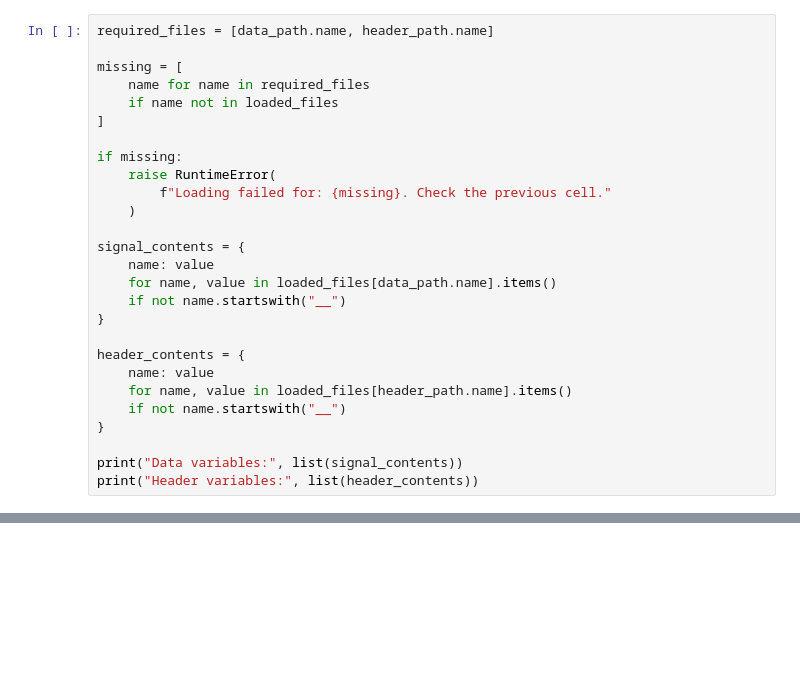
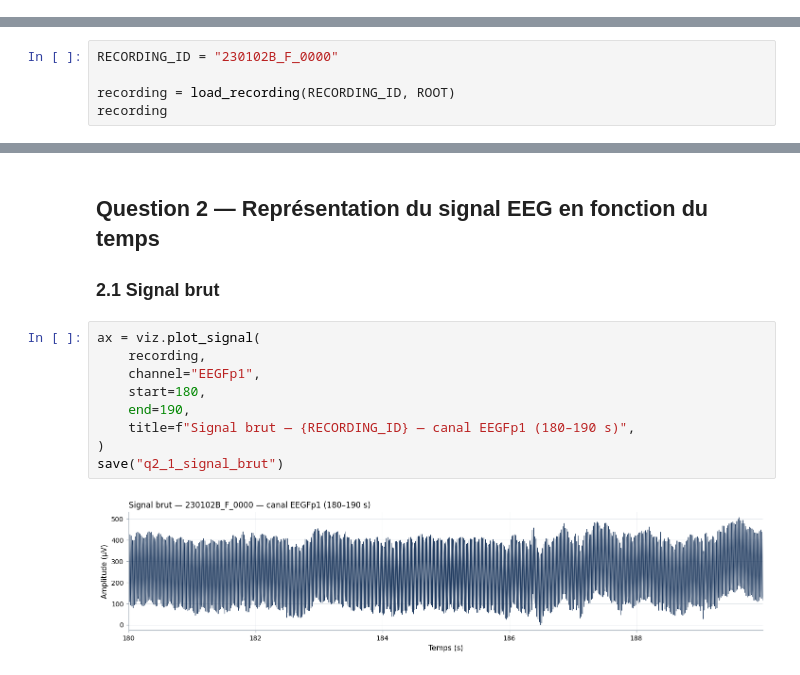
Before and after one commit to Souhail-001/DataMining, a Jupyter notebook: notebooks/main.ipynb, the cells around one changed output, grey strips where cells are left out. Saved outputs shown, nothing was run; the diff lists cells and outputs as text; blank space fills up the shorter version.

Commit message:
transformed raw data into visuals

```diff
--- a/notebooks/main.ipynb
+++ b/notebooks/main.ipynb
@@ -142,27 +0,0 @@ Variables: ['output_h']
-# %%
-required_files = [data_path.name, header_path.name]
-
-missing = [
-    name for name in required_files
-    if name not in loaded_files
-]
-
-if missing:
-    raise RuntimeError(
-        f"Loading failed for: {missing}. Check the previous cell."
-    )
-
-signal_contents = {
-    name: value
-    for name, value in loaded_files[data_path.name].items()
-    if not name.startswith("__")
-}
-
-header_contents = {
-    name: value
-    for name, value in loaded_files[header_path.name].items()
-    if not name.startswith("__")
-}
-
-print("Data variables:", list(signal_contents))
-print("Header variables:", list(header_contents))
@@ -694,0 +110,5 @@ plt.show()
+# %%
+RECORDING_ID = "230102B_F_0000"
+
+recording = load_recording(RECORDING_ID, ROOT)
+recording
@@ -694,0 +240,15 @@ plt.show()
+# %% [markdown]
+## Question 2 — Représentation du signal EEG en fonction du temps
+
+### 2.1 Signal brut
+# %%
+ax = viz.plot_signal(
+    recording,
+    channel="EEGFp1",
+    start=180,
+    end=190,
+    title=f"Signal brut — {RECORDING_ID} — canal EEGFp1 (180–190 s)",
+)
+save("q2_1_signal_brut")
+# %% [output]
+[figure, added]
```
Also changed, not shown: parts of 54 cells of this notebook, 12 other files.
